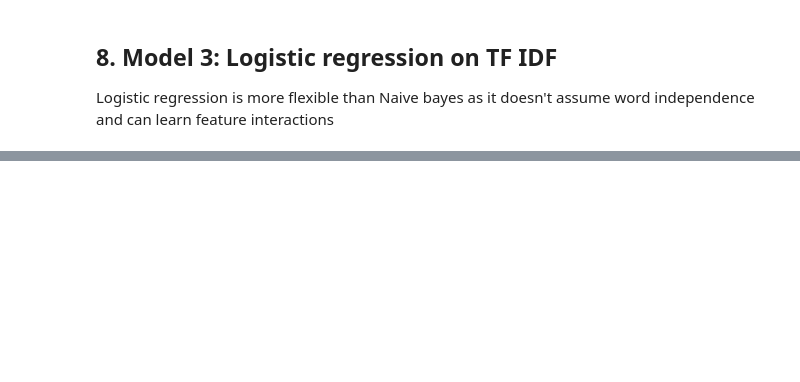
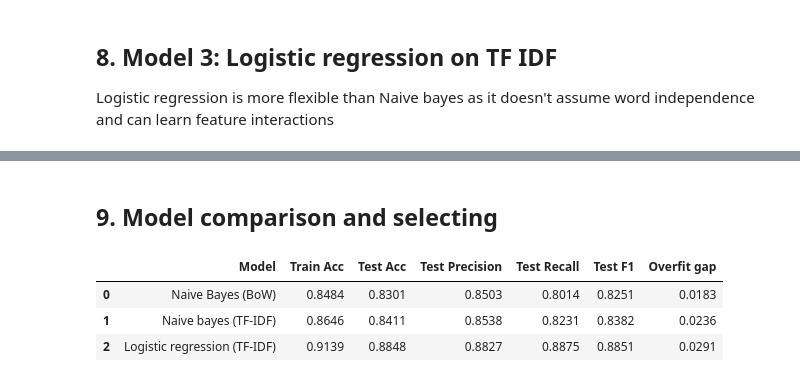
Before and after one commit to moonidil/MLSentimentClassification, a Jupyter notebook: cw1partb.ipynb, the cells around one changed output, grey strips where cells are left out. Drawn from its saved outputs; the diff is of its cells as text; code cells hidden in the pictures; blank space fills up the shorter version.

```diff
--- a/cw1partb.ipynb
+++ b/cw1partb.ipynb
@@ -357,0 +397,39 @@ print(f"  Test F1:        {f1_score(y_test, logreg_test_pred):.4f}")
+# %% [markdown]
+## 9. Model comparison and selecting
+# %%
+#summary table comparing the 3 models
+results = pd.DataFrame([
+    {
+        'Model': 'Naive Bayes (BoW)',
+        'Train Acc': accuracy_score(y_train, nb_bow_train_pred),
+        'Test Acc': accuracy_score(y_test, nb_bow_test_pred),
+        'Test Precision': precision_score(y_test, nb_bow_test_pred),
+        'Test Recall': recall_score(y_test, nb_bow_test_pred),
+        'Test F1': f1_score(y_test, nb_bow_test_pred)
+    },
+    {
+        'Model': 'Naive bayes (TF-IDF)',
+        'Train Acc': accuracy_score(y_train, nb_tfidf_train_pred),
+        'Test Acc': accuracy_score(y_test, nb_tfidf_test_pred),
+        'Test Precision': precision_score(y_test, nb_tfidf_test_pred),
+        'Test Recall': recall_score(y_test, nb_tfidf_test_pred),
+        'Test F1': f1_score(y_test, nb_tfidf_test_pred)
+    },
+    {
+        'Model': 'Logistic regression (TF-IDF)',
+        'Train Acc': accuracy_score(y_train, logreg_train_pred),
+        'Test Acc': accuracy_score(y_test, logreg_test_pred),
+        'Test Precision': precision_score(y_test, logreg_test_pred),
+        'Test Recall': recall_score(y_test, logreg_test_pred),
+        'Test F1': f1_score(y_test, logreg_test_pred)
+    }
+])
+
+results['Overfit gap'] = results['Train Acc'] - results['Test Acc']
+results = results.round(4)
+results
+# %% [output]
+|  | Model | Train Acc | Test Acc | Test Precision | Test Recall | Test F1 | Overfit gap |
+| 0 | Naive Bayes (BoW) | 0.8484 | 0.8301 | 0.8503 | 0.8014 | 0.8251 | 0.0183 |
+| 1 | Naive bayes (TF-IDF) | 0.8646 | 0.8411 | 0.8538 | 0.8231 | 0.8382 | 0.0236 |
+| 2 | Logistic regression (TF-IDF) | 0.9139 | 0.8848 | 0.8827 | 0.8875 | 0.8851 | 0.0291 |
```
Also changed, not shown: parts of 12 cells of this notebook.
